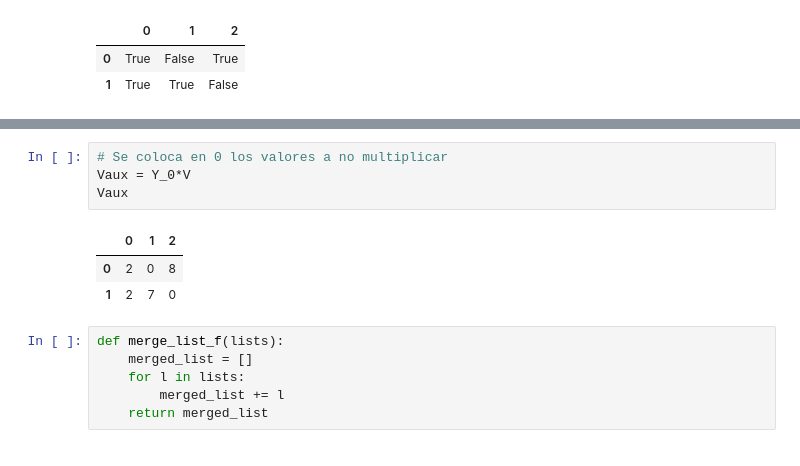
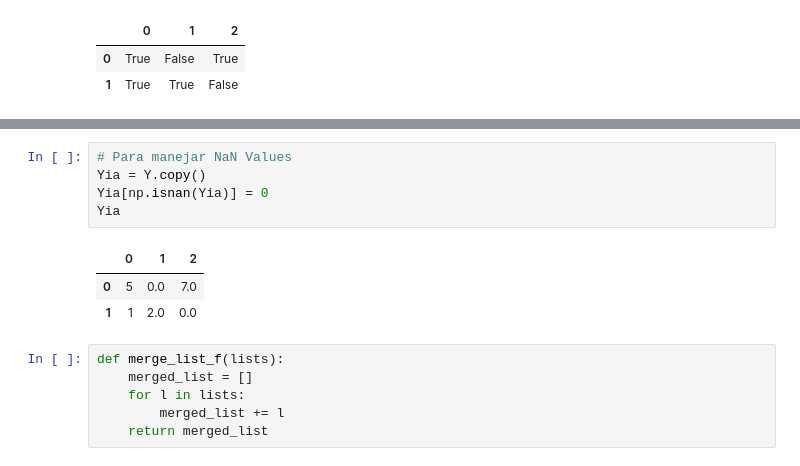
Before and after one commit to ElenaVillano/sistemas_recomendacion, a Jupyter notebook: Intento3.ipynb, the cells around one changed output, grey strips where cells are left out. Cells and saved outputs as stored; diff of their text form.

```diff
--- a/Intento3.ipynb
+++ b/Intento3.ipynb
@@ -367,11 +330,12 @@ V
-# %%
-# Se coloca en 0 los valores a no multiplicar
-Vaux = Y_0*V
-Vaux
-# %% [output]
-|  | 0 | 1 | 2 |
-| 0 | 2 | 0 | 8 |
-| 1 | 2 | 7 | 0 |
+# %%
+# Para manejar NaN Values
+Yia = Y.copy()
+Yia[np.isnan(Yia)] = 0
+Yia
+# %% [output]
+|  | 0 | 1 | 2 |
+| 0 | 5 | 0.0 | 7.0 |
+| 1 | 1 | 2.0 | 0.0 |
 # %%
 def merge_list_f(lists):
     merged_list = []
```
Also changed, not shown: parts of 14 cells of this notebook.
